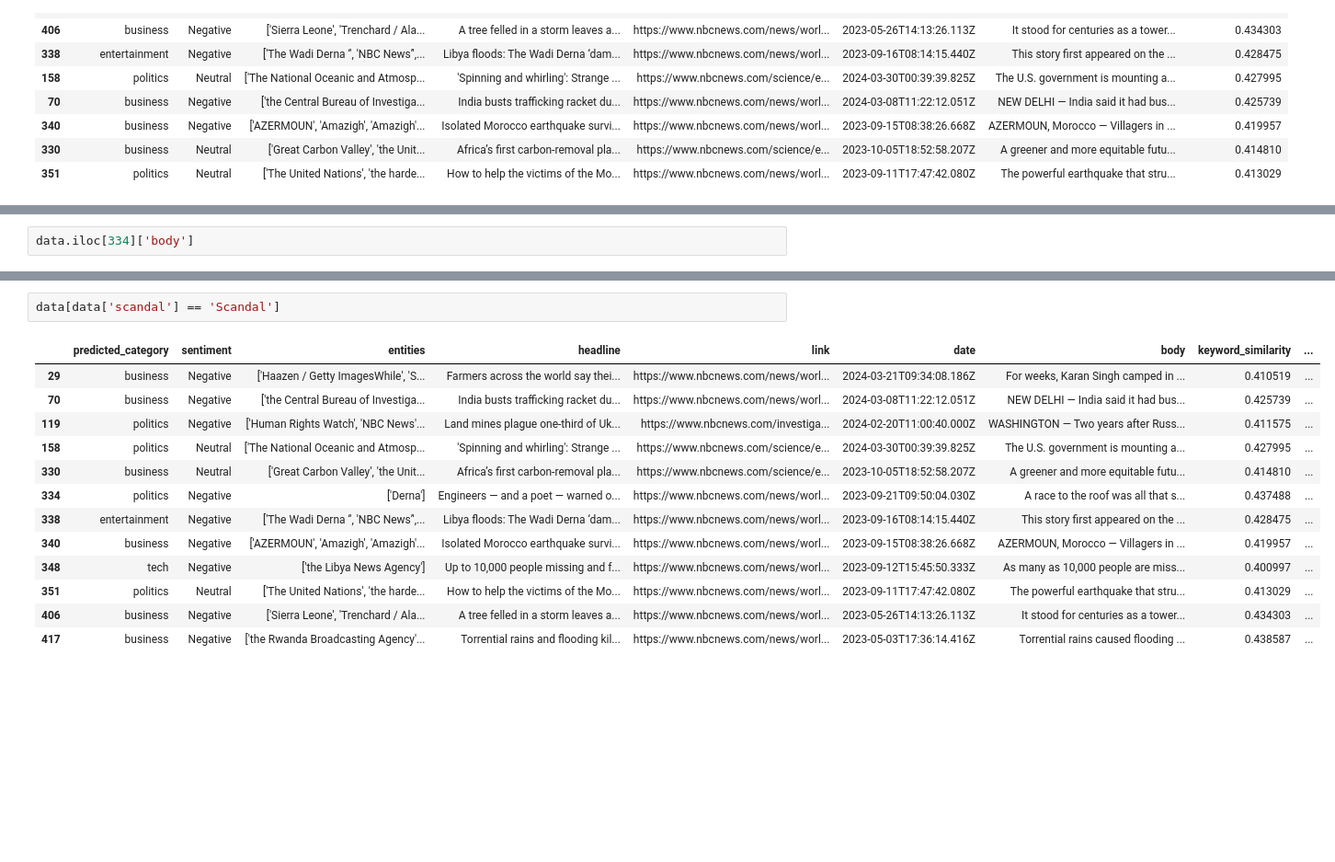
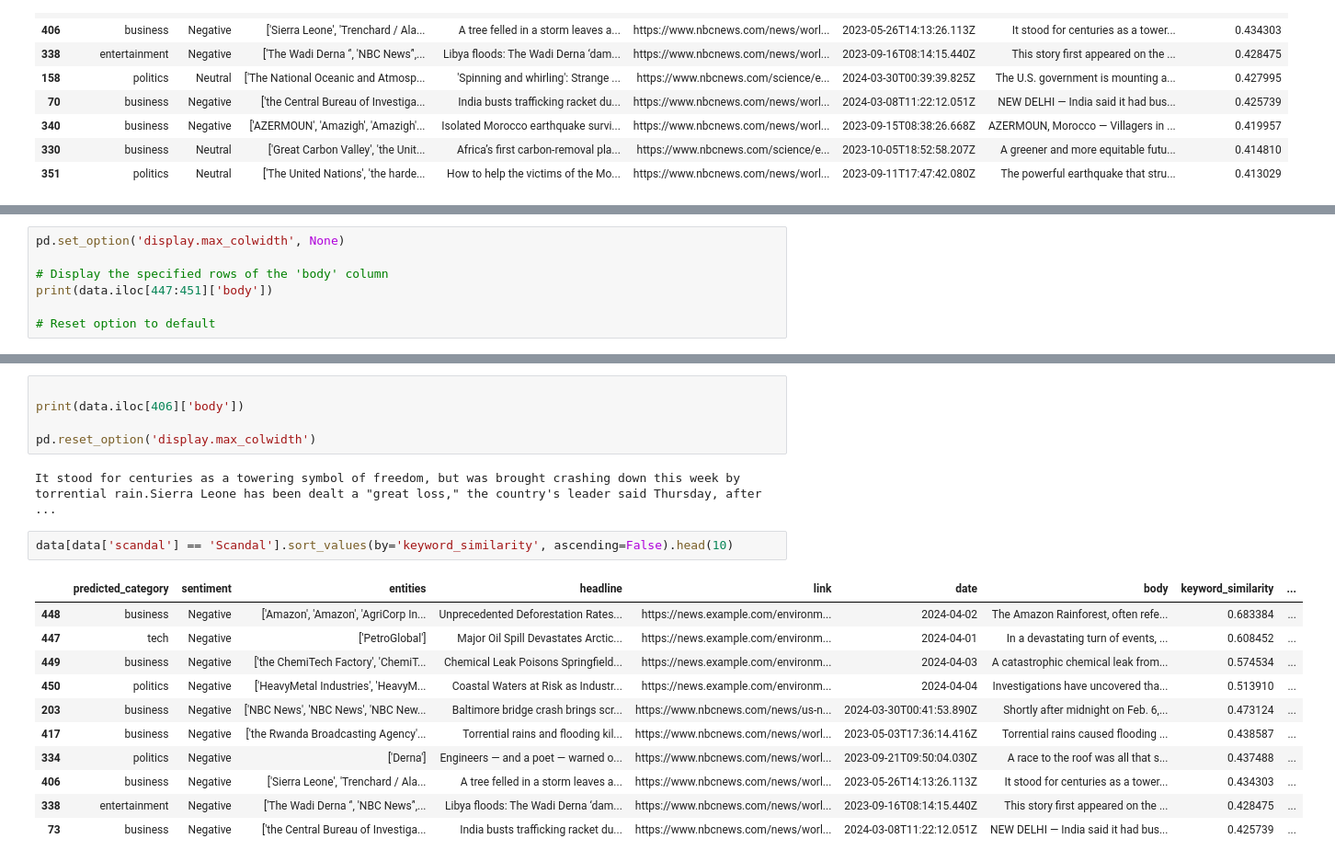
Before and after one commit to AntonWiklund1/nlp-scrapy, a Jupyter notebook: data_exploration/Data_Ecploration.ipynb, the cells around one changed output, grey strips where cells are left out. Shown: that part at 92% size. Cells and saved outputs as stored; diff of their text form; blank space fills up the shorter version.

```diff
--- a/data_exploration/Data_Ecploration.ipynb
+++ b/data_exploration/Data_Ecploration.ipynb
@@ -75,3 +75,8 @@ Name: 334, dtype: object
 # %%
-data.iloc[334]['body']
+pd.set_option('display.max_colwidth', None)
+
+# Display the specified rows of the 'body' column
+print(data.iloc[447:451]['body'])
+
+# Reset option to default
 # %% [output]
@@ -79,16 +88,21 @@ data.iloc[334]['body']
+# %%
+
+print(data.iloc[406]['body'])
+
+pd.reset_option('display.max_colwidth')
+# %% [output]
+It stood for centuries as a towering symbol of freedom, but was brought crashing down this week by torrential rain.Sierra Leone has been dealt a "great loss," the country's leader said Thursday, after ...
 # %%
-data[data['scandal'] == 'Scandal']
+data[data['scandal'] == 'Scandal'].sort_values(by='keyword_similarity', ascending=False).head(10)
 # %% [output]
 |  | predicted_category | sentiment | entities | headline | link | date | body | keyword_similarity | ... |
-| 29 | business | Negative | ['Haazen / Getty ImagesWhile', 'S... | Farmers across the world say thei... | https://www.nbcnews.com/news/worl... | 2024-03-21T09:34:08.186Z | For weeks, Karan Singh camped in ... | 0.410519 | ... |
-| 70 | business | Negative | ['the Central Bureau of Investiga... | India busts trafficking racket du... | https://www.nbcnews.com/news/worl... | 2024-03-08T11:22:12.051Z | NEW DELHI — India said it had bus... | 0.425739 | ... |
-| 119 | politics | Negative | ['Human Rights Watch', 'NBC News'... | Land mines plague one-third of Uk... | https://www.nbcnews.com/investiga... | 2024-02-20T11:00:40.000Z | WASHINGTON — Two years after Russ... | 0.411575 | ... |
-| 158 | politics | Neutral | ['The National Oceanic and Atmosp... | 'Spinning and whirling': Strange ... | https://www.nbcnews.com/science/e... | 2024-03-30T00:39:39.825Z | The U.S. government is mounting a... | 0.427995 | ... |
-| 330 | business | Neutral | ['Great Carbon Valley', 'the Unit... | Africa’s first carbon-removal pla... | https://www.nbcnews.com/science/e... | 2023-10-05T18:52:58.207Z | A greener and more equitable futu... | 0.414810 | ... |
+| 448 | business | Negative | ['Amazon', 'Amazon', 'AgriCorp In... | Unprecedented Deforestation Rates... | https://news.example.com/environm... | 2024-04-02 | The Amazon Rainforest, often refe... | 0.683384 | ... |
+| 447 | tech | Negative | ['PetroGlobal'] | Major Oil Spill Devastates Arctic... | https://news.example.com/environm... | 2024-04-01 | In a devastating turn of events, ... | 0.608452 | ... |
+| 449 | business | Negative | ['the ChemiTech Factory', 'ChemiT... | Chemical Leak Poisons Springfield... | https://news.example.com/environm... | 2024-04-03 | A catastrophic chemical leak from... | 0.574534 | ... |
+| 450 | politics | Negative | ['HeavyMetal Industries', 'HeavyM... | Coastal Waters at Risk as Industr... | https://news.example.com/environm... | 2024-04-04 | Investigations have uncovered tha... | 0.513910 | ... |
+| 203 | business | Negative | ['NBC News', 'NBC News', 'NBC New... | Baltimore bridge crash brings scr... | https://www.nbcnews.com/news/us-n... | 2024-03-30T00:41:53.890Z | Shortly after midnight on Feb. 6,... | 0.473124 | ... |
+| 417 | business | Negative | ['the Rwanda Broadcasting Agency'... | Torrential rains and flooding kil... | https://www.nbcnews.com/news/worl... | 2023-05-03T17:36:14.416Z | Torrential rains caused flooding ... | 0.438587 | ... |
 | 334 | politics | Negative | ['Derna'] | Engineers — and a poet — warned o... | https://www.nbcnews.com/news/worl... | 2023-09-21T09:50:04.030Z | A race to the roof was all that s... | 0.437488 | ... |
+| 406 | business | Negative | ['Sierra Leone', 'Trenchard / Ala... | A tree felled in a storm leaves a... | https://www.nbcnews.com/news/worl... | 2023-05-26T14:13:26.113Z | It stood for centuries as a tower... | 0.434303 | ... |
 | 338 | entertainment | Negative | ['The Wadi Derna ‘', 'NBC News’',... | Libya floods: The Wadi Derna ‘dam... | https://www.nbcnews.com/news/worl... | 2023-09-16T08:14:15.440Z | This story first appeared on the ... | 0.428475 | ... |
-| 340 | business | Negative | ['AZERMOUN', 'Amazigh', 'Amazigh'... | Isolated Morocco earthquake survi... | https://www.nbcnews.com/news/worl... | 2023-09-15T08:38:26.668Z | AZERMOUN, Morocco — Villagers in ... | 0.419957 | ... |
-| 348 | tech | Negative | ['the Libya News Agency'] | Up to 10,000 people missing and f... | https://www.nbcnews.com/news/worl... | 2023-09-12T15:45:50.333Z | As many as 10,000 people are miss... | 0.400997 | ... |
-| 351 | politics | Neutral | ['The United Nations', 'the harde... | How to help the victims of the Mo... | https://www.nbcnews.com/news/worl... | 2023-09-11T17:47:42.080Z | The powerful earthquake that stru... | 0.413029 | ... |
-| 406 | business | Negative | ['Sierra Leone', 'Trenchard / Ala... | A tree felled in a storm leaves a... | https://www.nbcnews.com/news/worl... | 2023-05-26T14:13:26.113Z | It stood for centuries as a tower... | 0.434303 | ... |
-| 417 | business | Negative | ['the Rwanda Broadcasting Agency'... | Torrential rains and flooding kil... | https://www.nbcnews.com/news/worl... | 2023-05-03T17:36:14.416Z | Torrential rains caused flooding ... | 0.438587 | ... |
+| 73 | business | Negative | ['the Central Bureau of Investiga... | India busts trafficking racket du... | https://www.nbcnews.com/news/worl... | 2024-03-08T11:22:12.051Z | NEW DELHI — India said it had bus... | 0.425739 | ... |
```
Also changed, not shown: parts of 2 cells of this notebook, 1 other file.
